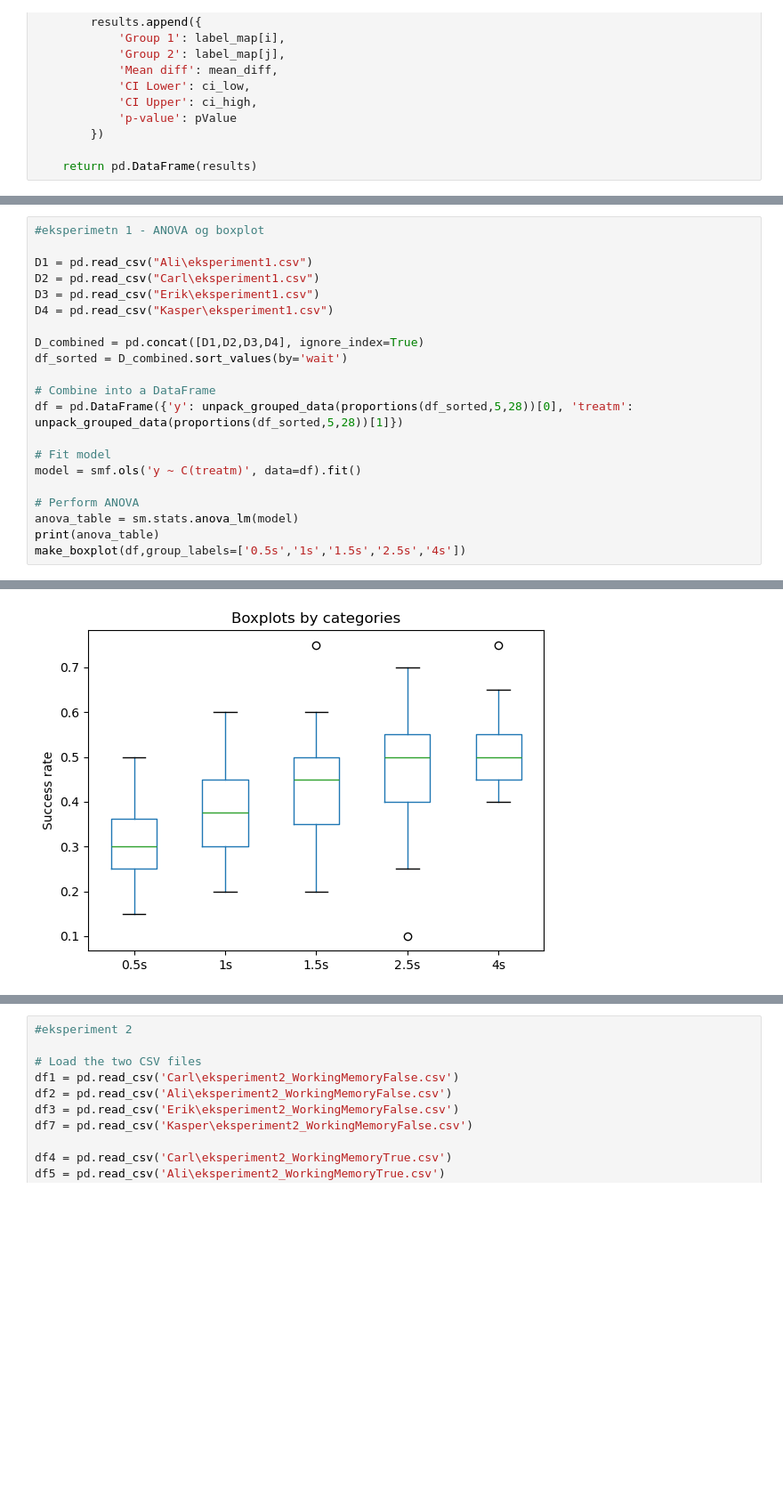
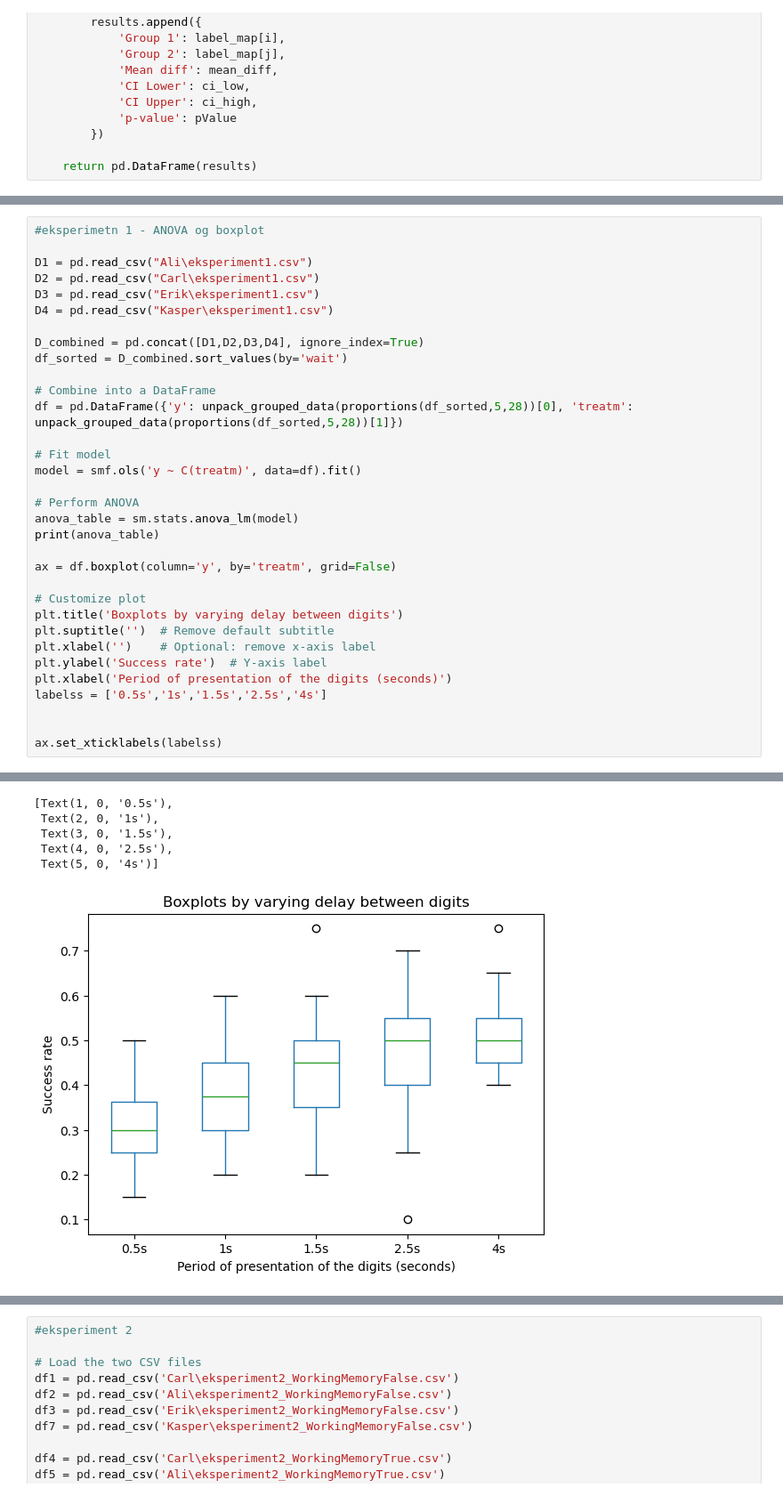
Before and after one commit to KasperKCarlsen/02464---Mini-Project-1, a Jupyter notebook: stats.ipynb, the cells around one changed output, grey strips where cells are left out. Shown at 89% size. Cells and saved outputs as stored; diff of their text form; blank space fills up the shorter version.

```diff
--- a/stats.ipynb
+++ b/stats.ipynb
@@ -169,29 +184,46 @@ def group_vs_grand_mean_CIs(df, alpha=0.05,group_labels=None):
 # %%
 #eksperimetn 1 - ANOVA og boxplot
 
 D1 = pd.read_csv("Ali\eksperiment1.csv")
 D2 = pd.read_csv("Carl\eksperiment1.csv")
 D3 = pd.read_csv("Erik\eksperiment1.csv")
 D4 = pd.read_csv("Kasper\eksperiment1.csv")
 
 D_combined = pd.concat([D1,D2,D3,D4], ignore_index=True)
 df_sorted = D_combined.sort_values(by='wait')
 
 # Combine into a DataFrame
 df = pd.DataFrame({'y': unpack_grouped_data(proportions(df_sorted,5,28))[0], 'treatm': unpack_grouped_data(proportions(df_sorted,5,28))[1]})
 
 # Fit model
 model = smf.ols('y ~ C(treatm)', data=df).fit()
 
 # Perform ANOVA
 anova_table = sm.stats.anova_lm(model)
 print(anova_table)
-make_boxplot(df,group_labels=['0.5s','1s','1.5s','2.5s','4s'])
+
+ax = df.boxplot(column='y', by='treatm', grid=False)
+
+# Customize plot
+plt.title('Boxplots by varying delay between digits')
+plt.suptitle('')  # Remove default subtitle
+plt.xlabel('')    # Optional: remove x-axis label
+plt.ylabel('Success rate')  # Y-axis label
+plt.xlabel('Period of presentation of the digits (seconds)')
+labelss = ['0.5s','1s','1.5s','2.5s','4s']
+
+
+ax.set_xticklabels(labelss)
 # %% [output]
               df    sum_sq   mean_sq          F        PR(>F)
 C(treatm)    4.0  0.684511  0.171128  14.357811  9.055397e-10
 Residual   133.0  1.585199  0.011919        NaN           NaN
+[Text(1, 0, '0.5s'),
+ Text(2, 0, '1s'),
+ Text(3, 0, '1.5s'),
+ Text(4, 0, '2.5s'),
+ Text(5, 0, '4s')]
-[figure, old version]
+[figure, new version]
 # %%
 #Eks 1 - confidence
 
```
Also changed, not shown: parts of 7 cells of this notebook, 1 other file.
